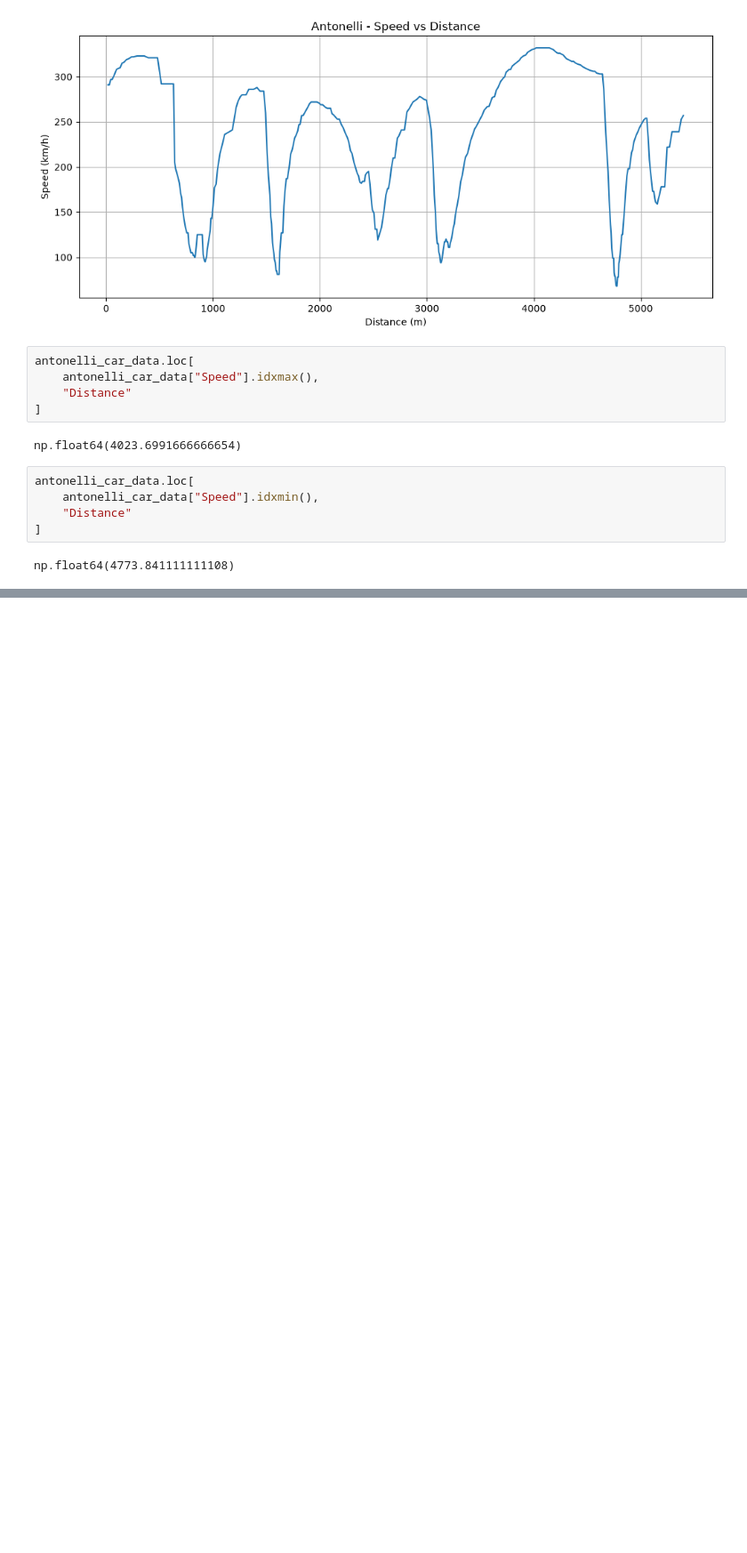
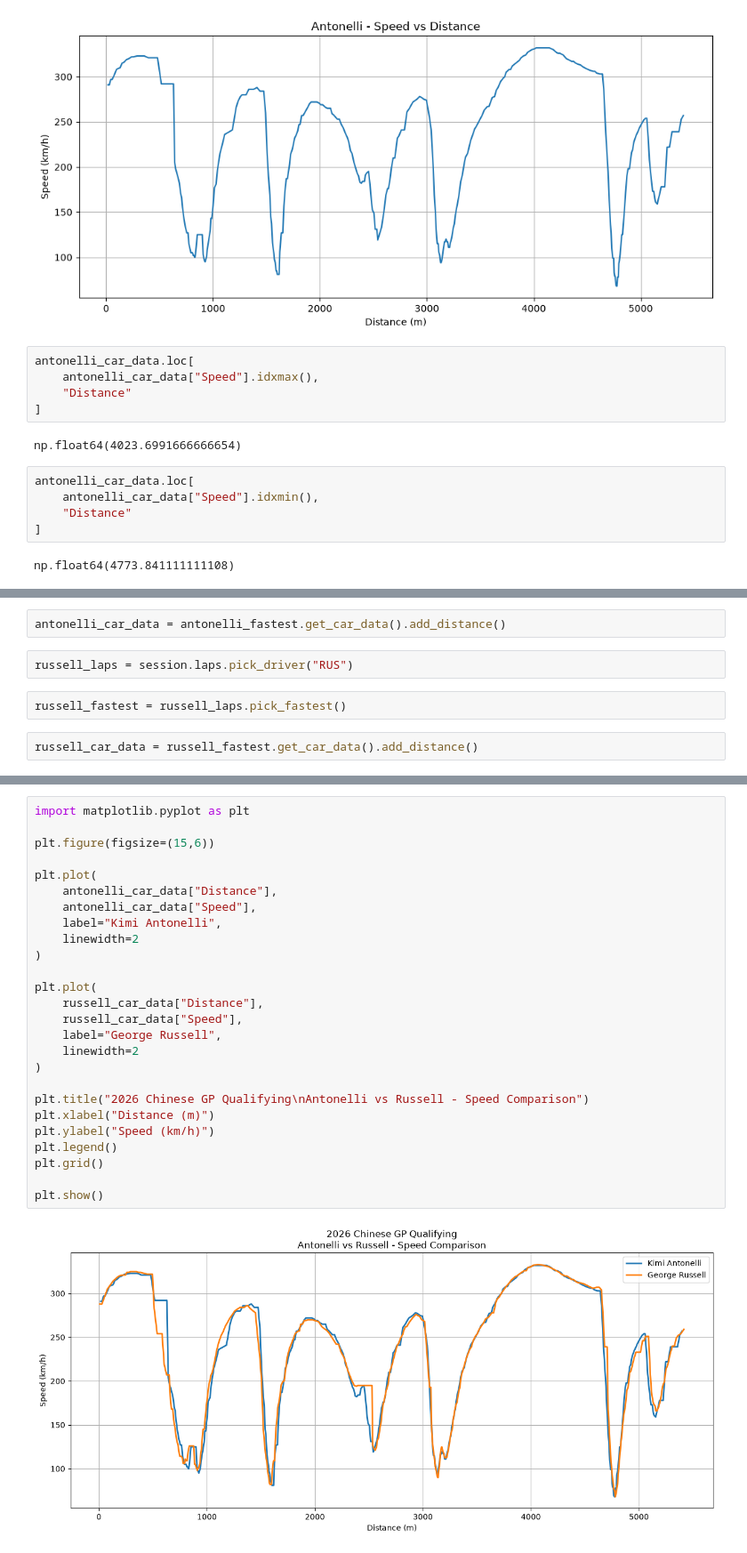
Before and after one commit to ishikajena1509/F1-Telemetry-Analysis, a Jupyter notebook: notebooks/02_china_2026_qualifying_analysis.ipynb.ipynb, the cells around one changed output, grey strips where cells are left out. Shown at 89% size. Saved outputs shown, nothing was run; the diff lists cells and outputs as text; blank space fills up the shorter version.

Commit message:
Day 5: Mercedes teammate telemetry comparison and performance analysis

```diff
--- a/notebooks/02_china_2026_qualifying_analysis.ipynb.ipynb
+++ b/notebooks/02_china_2026_qualifying_analysis.ipynb.ipynb
@@ -577,0 +582,8 @@ np.float64(4773.841111111108)
+# %%
+antonelli_car_data = antonelli_fastest.get_car_data().add_distance()
+# %%
+russell_laps = session.laps.pick_driver("RUS")
+# %%
+russell_fastest = russell_laps.pick_fastest()
+# %%
+russell_car_data = russell_fastest.get_car_data().add_distance()
@@ -577,0 +608,28 @@ np.float64(4773.841111111108)
+# %%
+import matplotlib.pyplot as plt
+
+plt.figure(figsize=(15,6))
+
+plt.plot(
+    antonelli_car_data["Distance"],
+    antonelli_car_data["Speed"],
+    label="Kimi Antonelli",
+    linewidth=2
+)
+
+plt.plot(
+    russell_car_data["Distance"],
+    russell_car_data["Speed"],
+    label="George Russell",
+    linewidth=2
+)
+
+plt.title("2026 Chinese GP Qualifying\nAntonelli vs Russell - Speed Comparison")
+plt.xlabel("Distance (m)")
+plt.ylabel("Speed (km/h)")
+plt.legend()
+plt.grid()
+
+plt.show()
+# %% [output]
+[figure, added]
```
Also changed, not shown: parts of 11 cells of this notebook, 1 other file.
